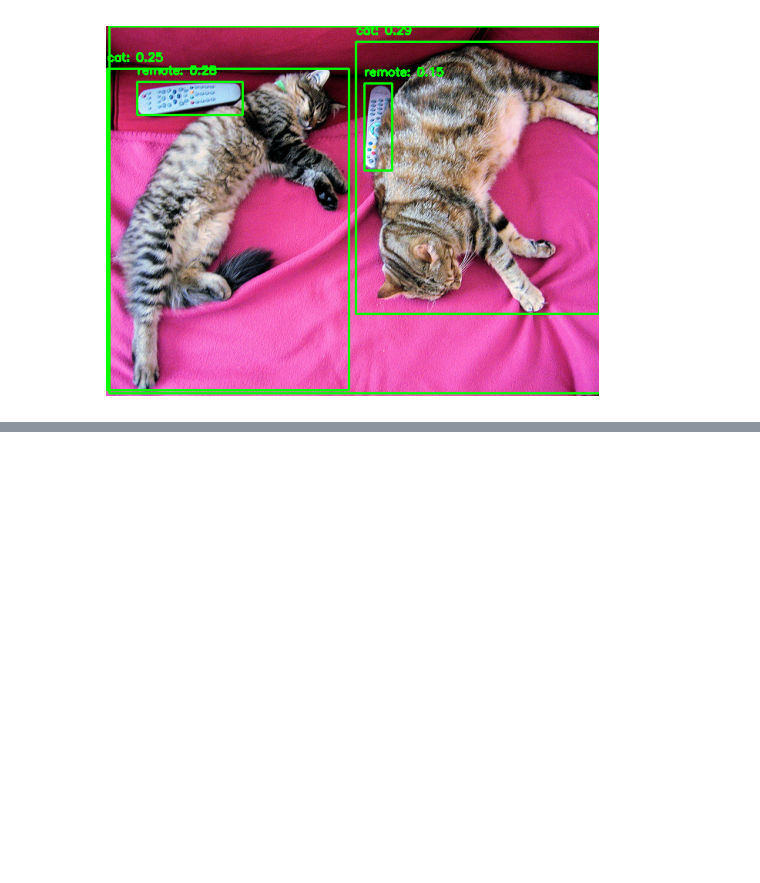
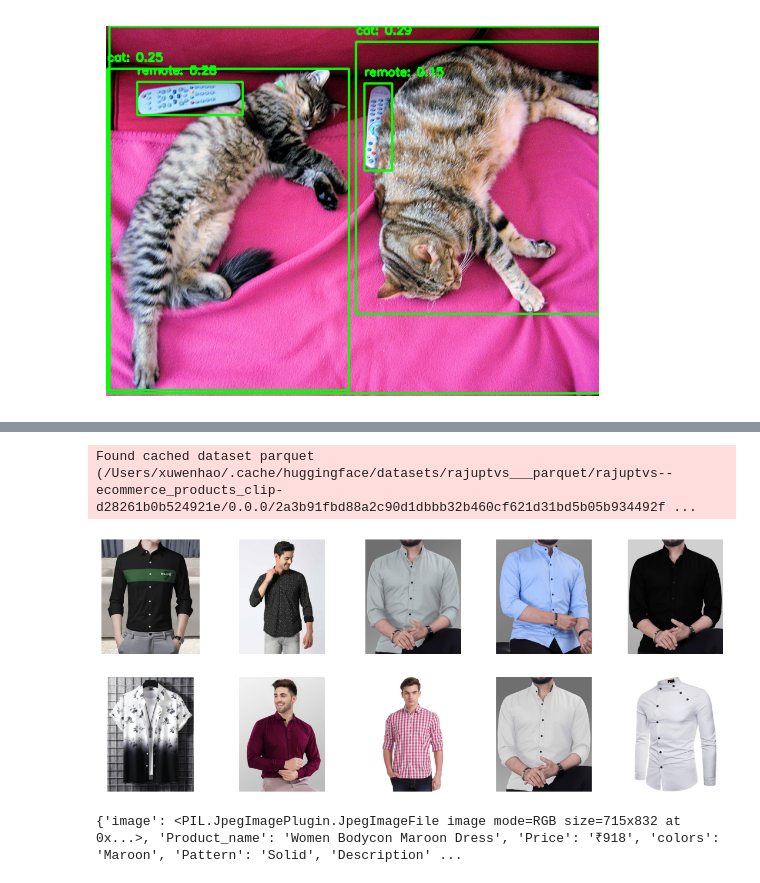
Before and after one commit to xuwenhao/geektime-ai-course, a Jupyter notebook: 23_clip_and_image_search.ipynb, the cells around one changed output, grey strips where cells are left out. Saved outputs shown, nothing was run; the diff lists cells and outputs as text; code cells hidden in the pictures; blank space fills up the shorter version.

```diff
--- a/23_clip_and_image_search.ipynb
+++ b/23_clip_and_image_search.ipynb
@@ -141,0 +157,23 @@ plt.show()
+# %%
+import matplotlib.pyplot as plt
+from datasets import load_dataset
+
+dataset = load_dataset("rajuptvs/ecommerce_products_clip")
+training_split = dataset["train"]
+
+def display_images(images):
+    fig, axes = plt.subplots(2, 5, figsize=(15, 6))
+    axes = axes.ravel()
+
+    for idx, img in enumerate(images):
+        axes[idx].imshow(img)
+        axes[idx].axis('off')
+
+    plt.subplots_adjust(wspace=0.2, hspace=0.2)
+    plt.show()
+
+images = [example["image"] for example in training_split.select(range(10))]
+display_images(images)
+# %% [output]
+Found cached dataset parquet (/Users/xuwenhao/.cache/huggingface/datasets/rajuptvs___parquet/rajuptvs--ecommerce_products_clip-d28261b0b524921e/0.0.0/2a3b91fbd88a2c90d1dbbb32b460cf621d31bd5b05b934492f ...
+[figure, added]
@@ -141,0 +215,4 @@ plt.show()
+# %%
+print(training_split[1461])
+# %% [output]
+{'image': <PIL.JpegImagePlugin.JpegImageFile image mode=RGB size=715x832 at 0x...>, 'Product_name': 'Women Bodycon Maroon Dress', 'Price': '₹918', 'colors': 'Maroon', 'Pattern': 'Solid', 'Description' ...
```
Also changed, not shown: parts of 7 cells of this notebook, 1 other file.
